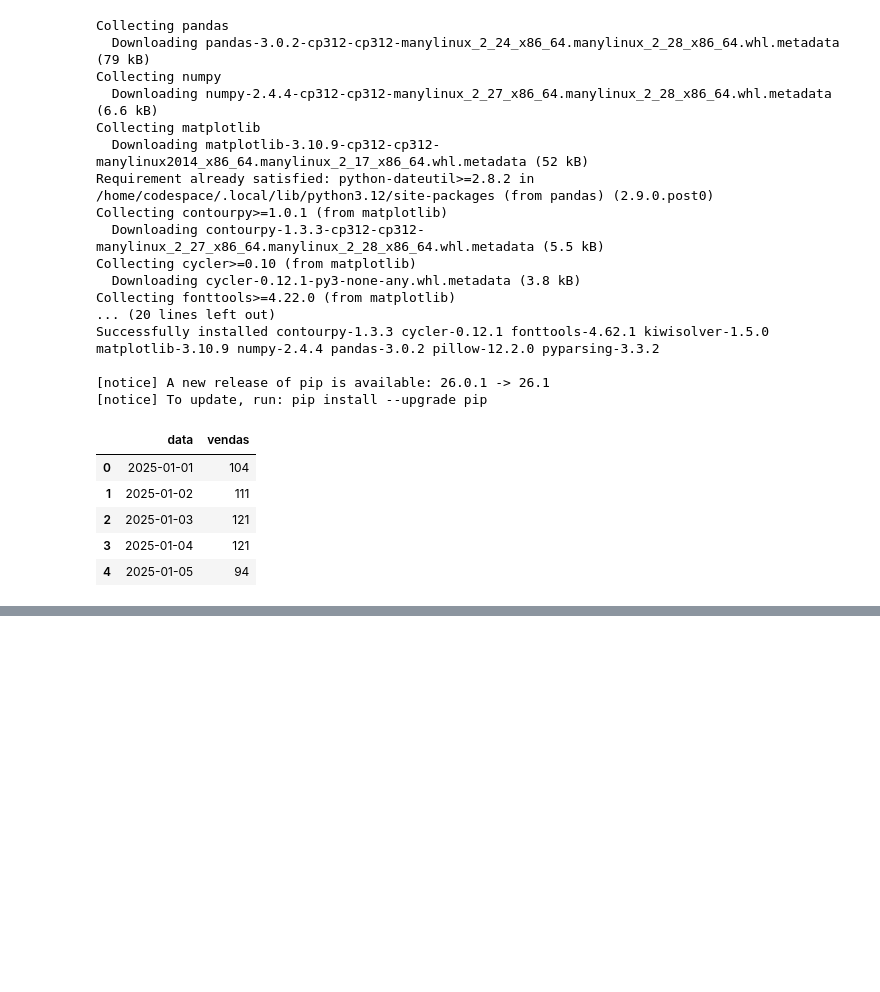
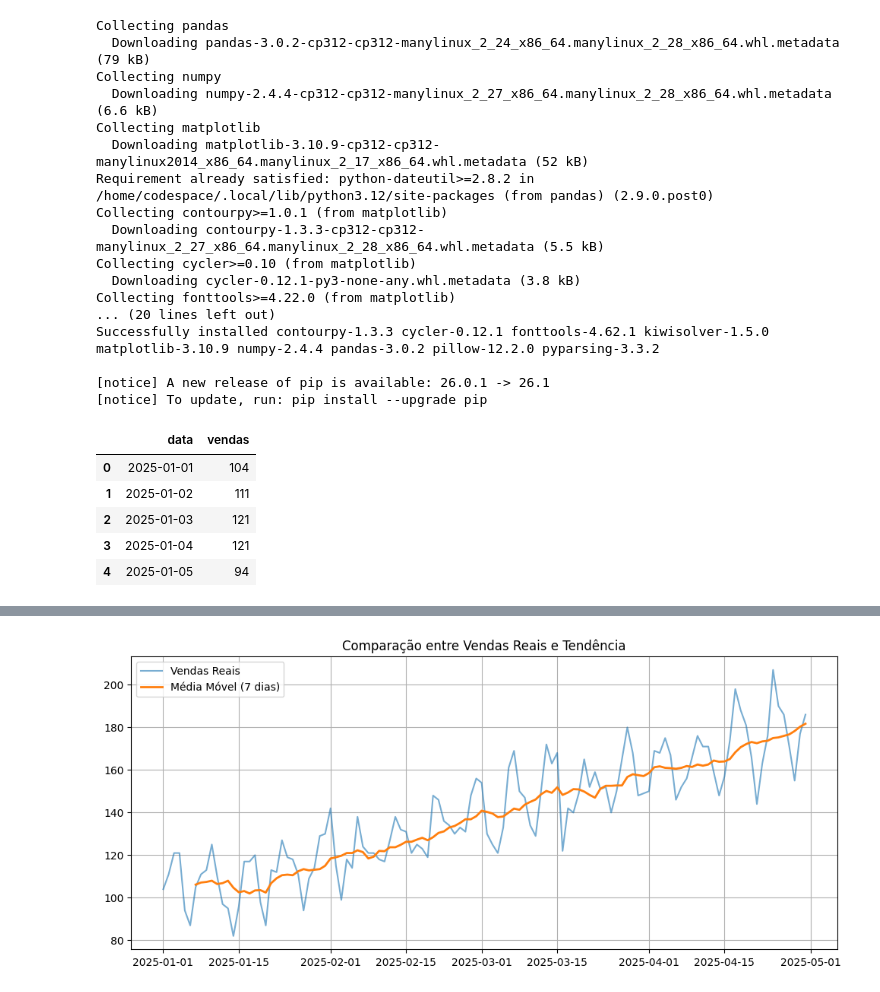
Before and after one commit to jairo-costa/Previsao_de_Demanda_de_Vendas_com_Analise_Exploratoria_e_Baseline, a Jupyter notebook: notebooks/01_previsão_demanda_vendas.ipynb, the cells around one changed output, grey strips where cells are left out. Cells and saved outputs as stored; diff of their text form; code cells hidden in the pictures; blank space fills up the shorter version.

```diff
--- a/notebooks/01_previsão_demanda_vendas.ipynb
+++ b/notebooks/01_previsão_demanda_vendas.ipynb
@@ -90,0 +162,12 @@ df.to_csv("../data/vendas_simuladas.csv", index=False)
+# %%
+plt.figure(figsize=(12,5))
+
+plt.plot(df['vendas'], label='Vendas Reais', alpha=0.6)
+plt.plot(df['media_movel'], label='Média Móvel (7 dias)', linewidth=2)
+
+plt.title('Comparação entre Vendas Reais e Tendência')
+plt.legend()
+plt.grid()
+plt.show()
+# %% [output]
+[figure, added]
```
Also changed, not shown: parts of 15 cells of this notebook, 2 other files.
